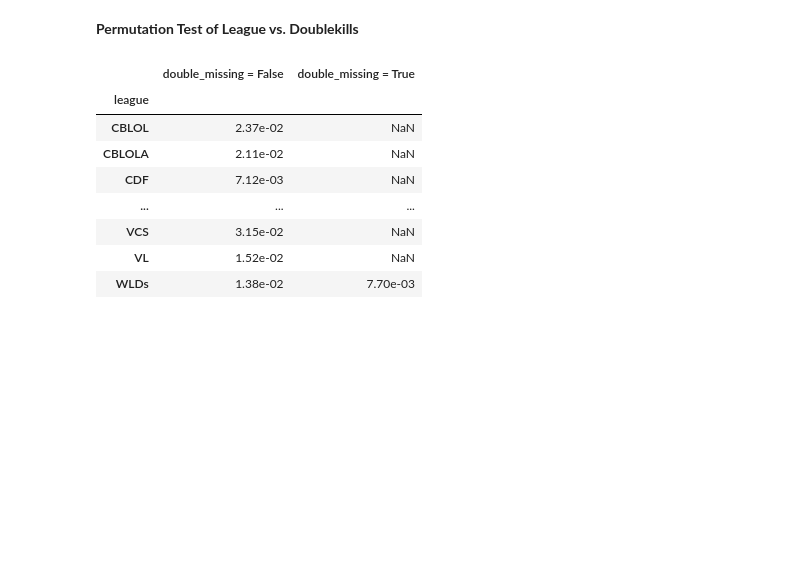
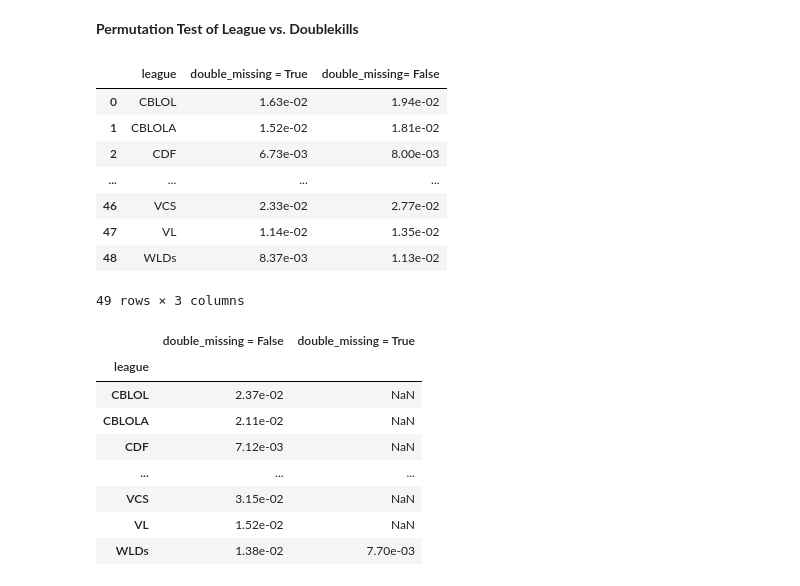
Before and after one commit to skvillamin/league-predictions, a Jupyter notebook: Final Code.ipynb, the cells around one changed output. Cells and saved outputs as stored; diff of their text form; code cells hidden in the pictures; blank space fills up the shorter version.

```diff
--- a/Final Code.ipynb
+++ b/Final Code.ipynb
@@ -276,6 +276,21 @@ league_prop_notmissing.head().style.format({'doublekills': '{:.8f}'.format})
 | 4 | DCup | 0.00551670 |
 # %% [markdown]
 **Permutation Test of League vs. Doublekills**
+# %%
+league_2= league_prop_missing.merge(league_prop_notmissing, on= "league")
+league_2= league_2.rename(columns= {'doublekills_x': 'double_missing = True', 'doublekills_y': 'double_missing= False'})
+league_2.style.format({'double_missing = True': '{:.8f}'.format})
+league_2
+# %% [output]
+|  | league | double_missing = True | double_missing= False |
+| 0 | CBLOL | 1.63e-02 | 1.94e-02 |
+| 1 | CBLOLA | 1.52e-02 | 1.81e-02 |
+| 2 | CDF | 6.73e-03 | 8.00e-03 |
+| ... | ... | ... | ... |
+| 46 | VCS | 2.33e-02 | 2.77e-02 |
+| 47 | VL | 1.14e-02 | 1.35e-02 |
+| 48 | WLDs | 8.37e-03 | 1.13e-02 |
+49 rows × 3 columns
 # %%
 league_double = teams_only[['league', 'doublekills']]
 league_double_dist = (
```
Also changed, not shown: parts of 2 cells of this notebook.
